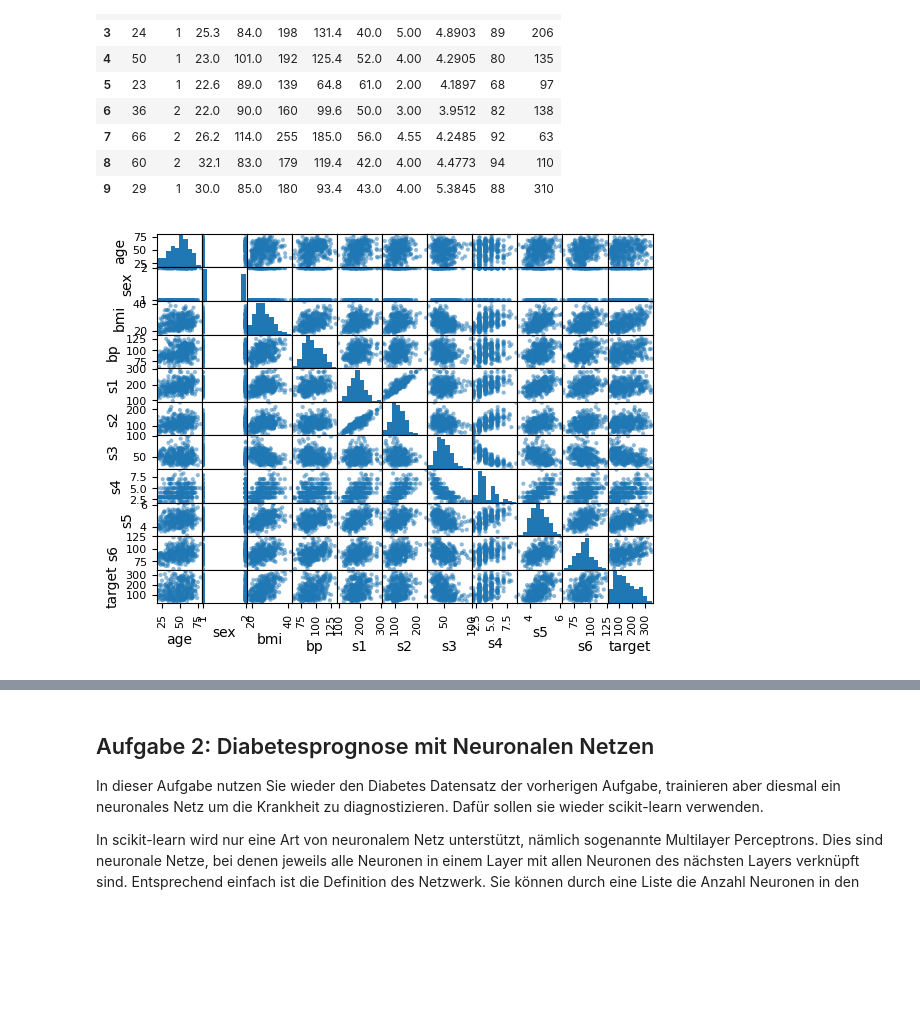
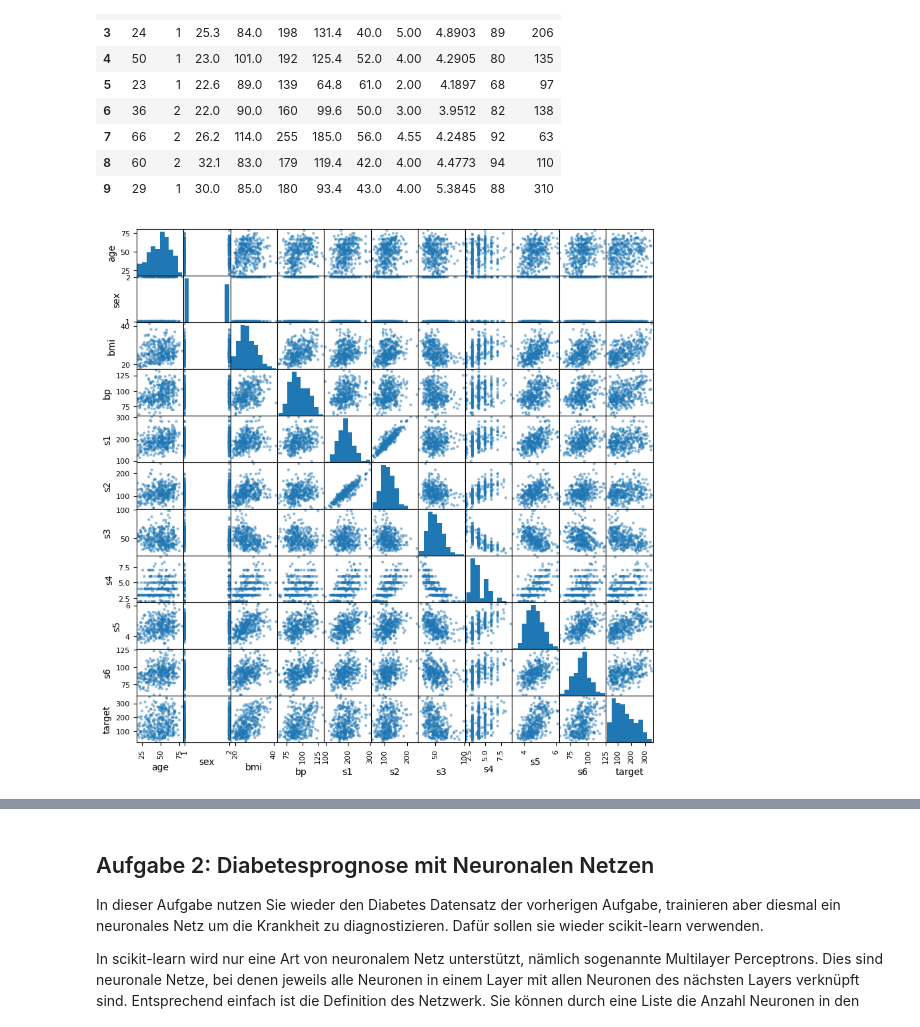
Before and after one commit to nundee/PatuAufgaben, a Jupyter notebook: Woche12/Aufgabenblatt 12.ipynb, the cells around one changed output, grey strips where cells are left out. Cells and saved outputs as stored; diff of their text form; code cells hidden in the pictures; blank space fills up the shorter version.

```diff
--- a/Woche12/Aufgabenblatt 12.ipynb
+++ b/Woche12/Aufgabenblatt 12.ipynb
@@ -140,11 +140,11 @@ diabetes_df.head(10)
 # %%
 # Aufteilen der Daten in Zielwert (y) und alle anderen Spalten (X)
 
 X = diabetes_df.drop(['target'],axis=1)
 y = diabetes_df["target"]
-_ = pd.plotting.scatter_matrix(diabetes_df)
+_ = pd.plotting.scatter_matrix(diabetes_df, figsize=(10,10))
 # %% [output]
-[figure, old version]
+[figure, new version]
 # %%
 # Erstellen und Anpassen des Regresionsmodells
 
```
Also changed, not shown: parts of 4 cells of this notebook, 2 other files.
